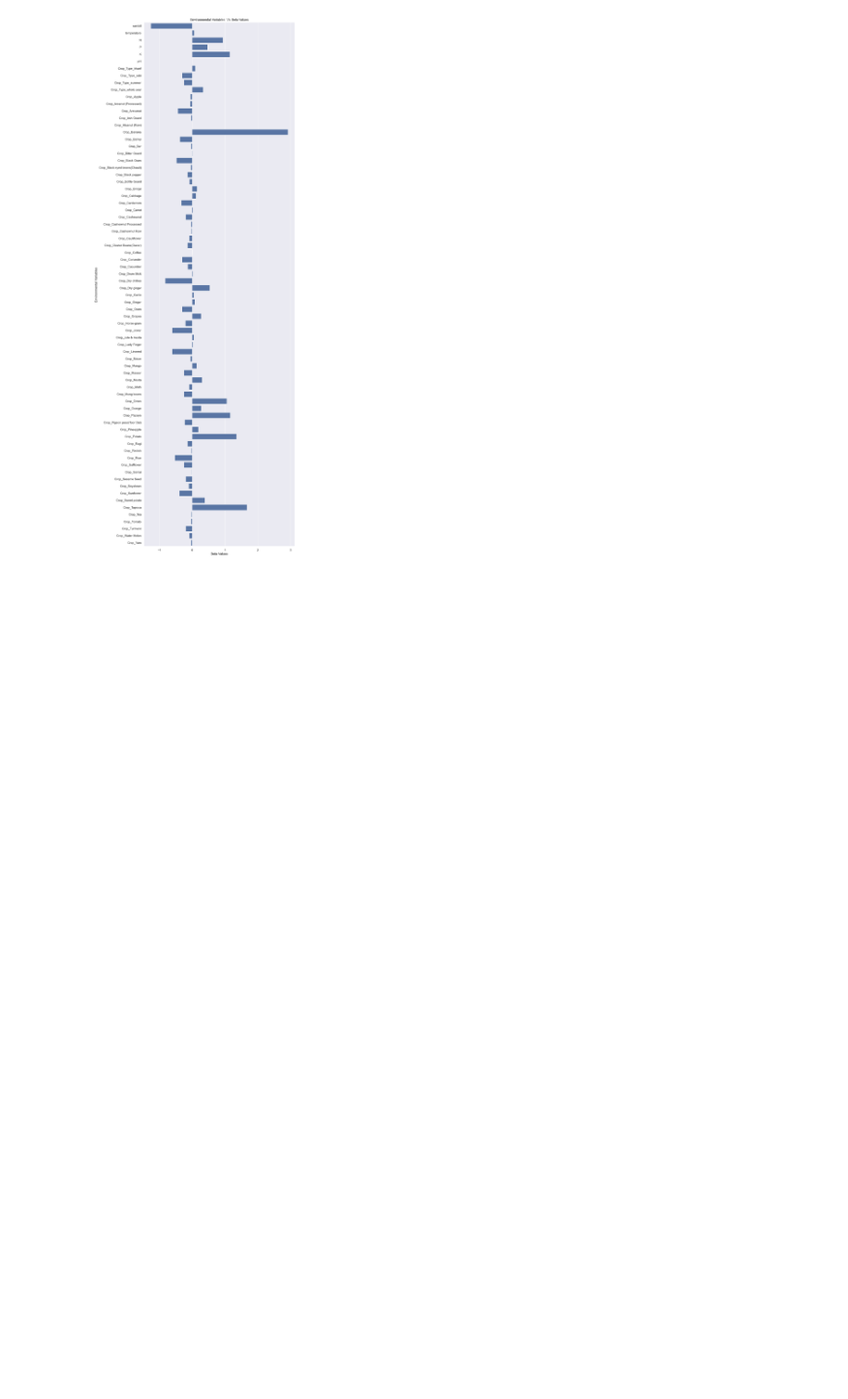
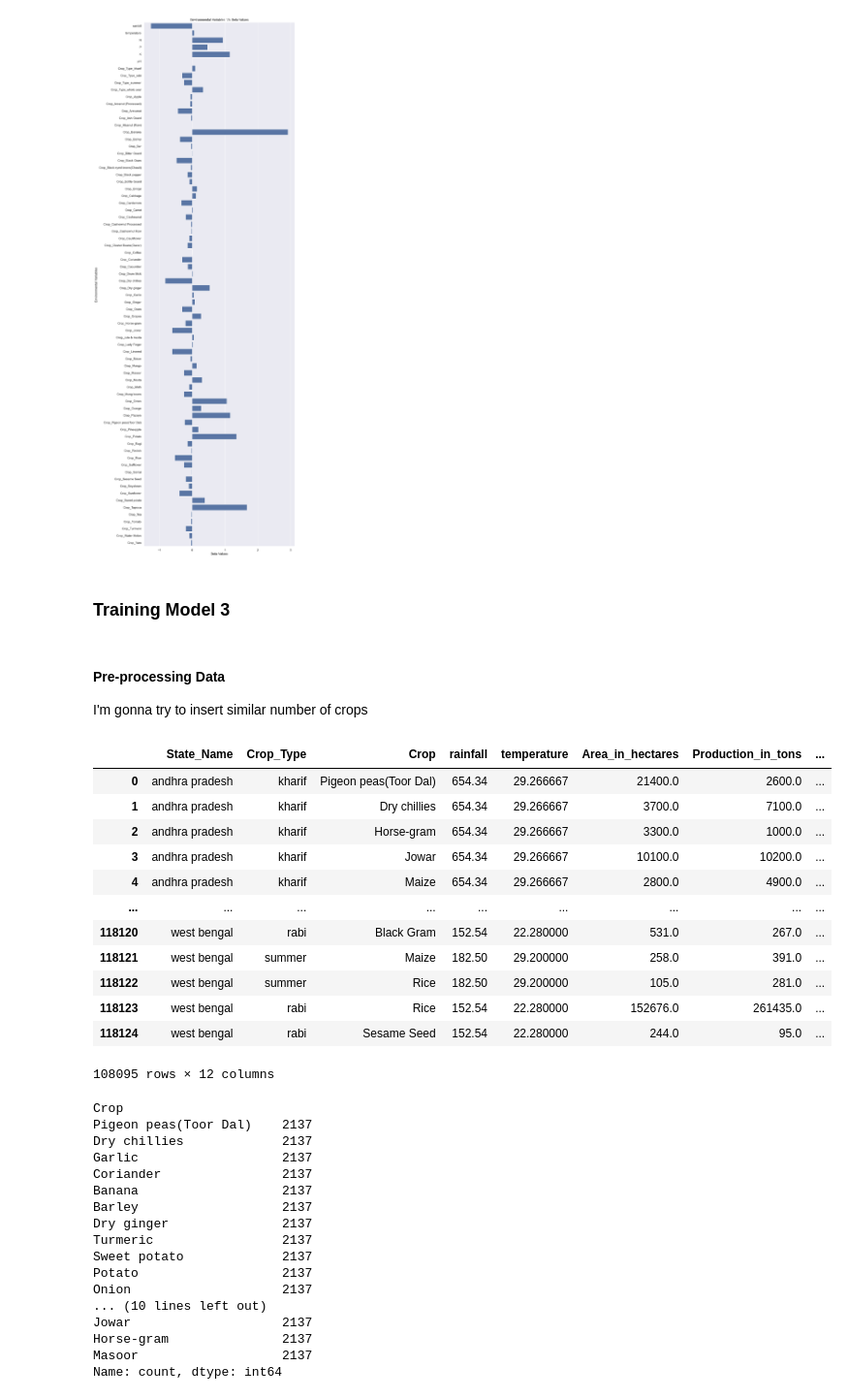
Before and after one commit to gangeshk14/2D-DDW, a Jupyter notebook: starterNotebook.ipynb, the cells around one changed output. Shown at 97% size. Cells and saved outputs as stored; diff of their text form; code cells hidden in the pictures; blank space fills up the shorter version.

```diff
--- a/starterNotebook.ipynb
+++ b/starterNotebook.ipynb
@@ -368,3 +352,77 @@ plt.title('Environmental Variables  Vs Beta Values')
 plt.show()
 # %% [output]
 [figure]
+# %% [markdown]
+### Training Model 3
+# %% [markdown]
+#### Pre-processing Data
+I'm gonna try to insert similar number of crops
+# %%
+# Read the CSV file
+df_CropYieldCombined = pd.read_csv("Crop_Yield_Combined_NoDummy.csv")
+df_CropYieldCombined_Model3 = df_CropYieldCombined.copy()
+crop_counts = df_CropYieldCombined_Model3['Crop'].value_counts()
+
+# plt.figure(figsize=(10, 30))  # Adjust the figure size if needed
+# crop_counts.plot(kind='barh')
+
+# # Customize the plot
+# plt.title('Crop Counts')
+# plt.xlabel('Crop')
+# plt.ylabel('Count')  # Rotate x-axis labels for better readability
+
+# # Show the plot
+# plt.show()
+
+crops_to_drop = crop_counts[crop_counts < 2137].index
+
+df_CropYieldCombined_Model3 = df_CropYieldCombined_Model3[df_CropYieldCombined_Model3["Crop"].isin(crops_to_drop) == False]
+display(df_CropYieldCombined_Model3)
+# Define a function to sample rows within each group
+def sample_rows(group):
+    if len(group) >= 2137:
+        return group.sample(2137)
+    else:
+        return group
+# Use groupby and apply the function to sample rows for each group
+df_CropYieldCombined_Model3 = df_CropYieldCombined_Model3.groupby("Crop", group_keys=False, sort=False).apply(sample_rows)
+crop_counts = df_CropYieldCombined_Model3['Crop'].value_counts()
+print(crop_counts)
+
+df_CropYieldCombined_Model3.drop(['Area_in_hectares', 'Production_in_tons'], axis=1, inplace=True)
+#convert categories to dummy variables
+df_CropYieldCombined_Model3_NoCat = pd.get_dummies(df_CropYieldCombined_Model3,dtype=int)
+#move y column to last
+df_CropYieldCombined_Model3_NoCat["Yield_ton_per_hec"] = df_CropYieldCombined_Model3_NoCat.pop("Yield_ton_per_hec")
+df_CropYieldCombined_Model3_NoCat.to_csv('Crop_Yield_Combined_Model3.csv', index=False)
+# %% [output]
+|  | State_Name | Crop_Type | Crop | rainfall | temperature | Area_in_hectares | Production_in_tons | ... |
+| 0 | andhra pradesh | kharif | Pigeon peas(Toor Dal) | 654.34 | 29.266667 | 21400.0 | 2600.0 | ... |
+| 1 | andhra pradesh | kharif | Dry chillies | 654.34 | 29.266667 | 3700.0 | 7100.0 | ... |
+| 2 | andhra pradesh | kharif | Horse-gram | 654.34 | 29.266667 | 3300.0 | 1000.0 | ... |
+| 3 | andhra pradesh | kharif | Jowar | 654.34 | 29.266667 | 10100.0 | 10200.0 | ... |
+| 4 | andhra pradesh | kharif | Maize | 654.34 | 29.266667 | 2800.0 | 4900.0 | ... |
+| ... | ... | ... | ... | ... | ... | ... | ... | ... |
+| 118120 | west bengal | rabi | Black Gram | 152.54 | 22.280000 | 531.0 | 267.0 | ... |
+| 118121 | west bengal | summer | Maize | 182.50 | 29.200000 | 258.0 | 391.0 | ... |
+| 118122 | west bengal | summer | Rice | 182.50 | 29.200000 | 105.0 | 281.0 | ... |
+| 118123 | west bengal | rabi | Rice | 152.54 | 22.280000 | 152676.0 | 261435.0 | ... |
+| 118124 | west bengal | rabi | Sesame Seed | 152.54 | 22.280000 | 244.0 | 95.0 | ... |
+108095 rows × 12 columns
+Crop
+Pigeon peas(Toor Dal)    2137
+Dry chillies             2137
+Garlic                   2137
+Coriander                2137
+Banana                   2137
+Barley                   2137
+Dry ginger               2137
+Turmeric                 2137
+Sweet potato             2137
+Potato                   2137
+Onion                    2137
+... (10 lines left out)
+Jowar                    2137
+Horse-gram               2137
+Masoor                   2137
+Name: count, dtype: int64
```
Also changed, not shown: parts of 17 cells of this notebook, 4 other files.
